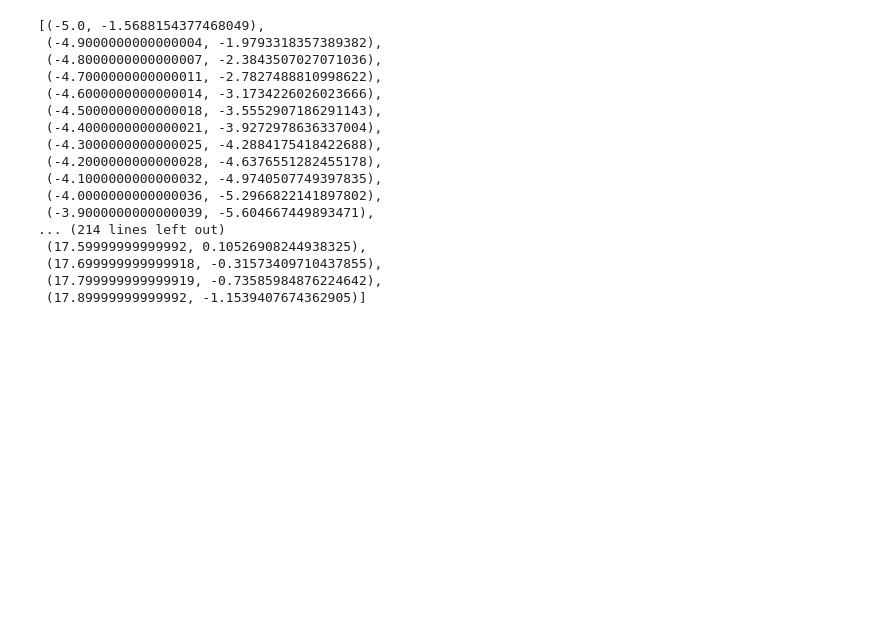
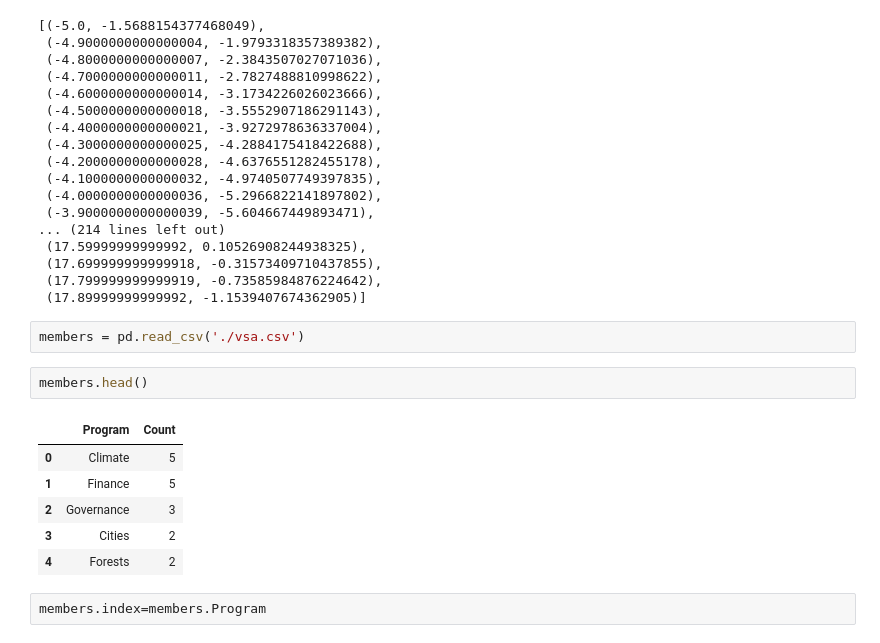
Before and after one commit to vipassana/Learning, a Jupyter notebook: Python/matplotlib/curve.ipynb, the cells around one changed output. Drawn from its saved outputs; the diff is of its cells as text; blank space fills up the shorter version.

```diff
--- a/Python/matplotlib/curve.ipynb
+++ b/Python/matplotlib/curve.ipynb
@@ -97,3 +100,16 @@ zip(time,frequency)
  (17.699999999999918, -0.31573409710437855),
  (17.799999999999919, -0.73585984876224642),
  (17.89999999999992, -1.1539407674362905)]
+# %%
+members = pd.read_csv('./vsa.csv')
+# %%
+members.head()
+# %% [output]
+|  | Program | Count |
+| 0 | Climate | 5 |
+| 1 | Finance | 5 |
+| 2 | Governance | 3 |
+| 3 | Cities | 2 |
+| 4 | Forests | 2 |
+# %%
+members.index=members.Program
```
Also changed, not shown: parts of 4 cells of this notebook.
